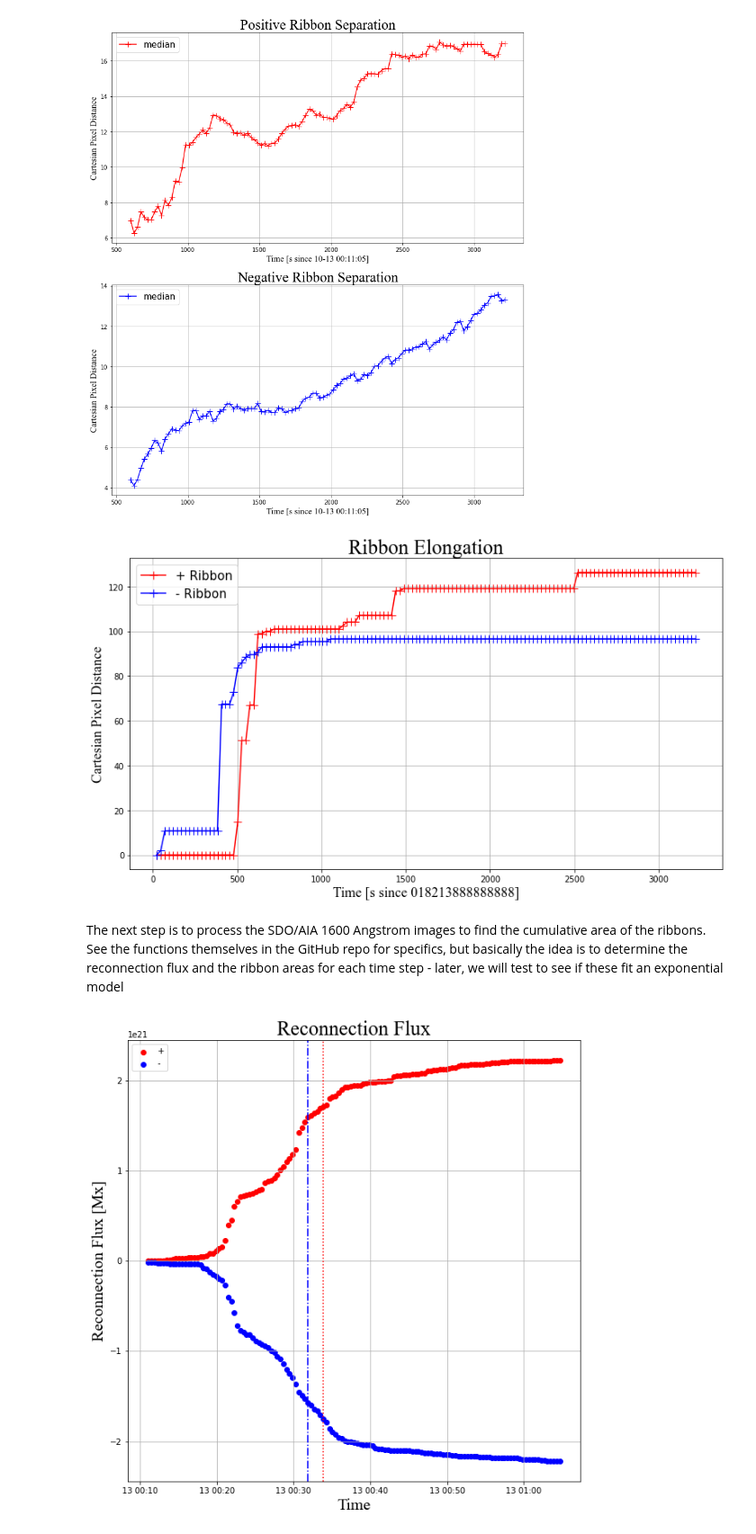
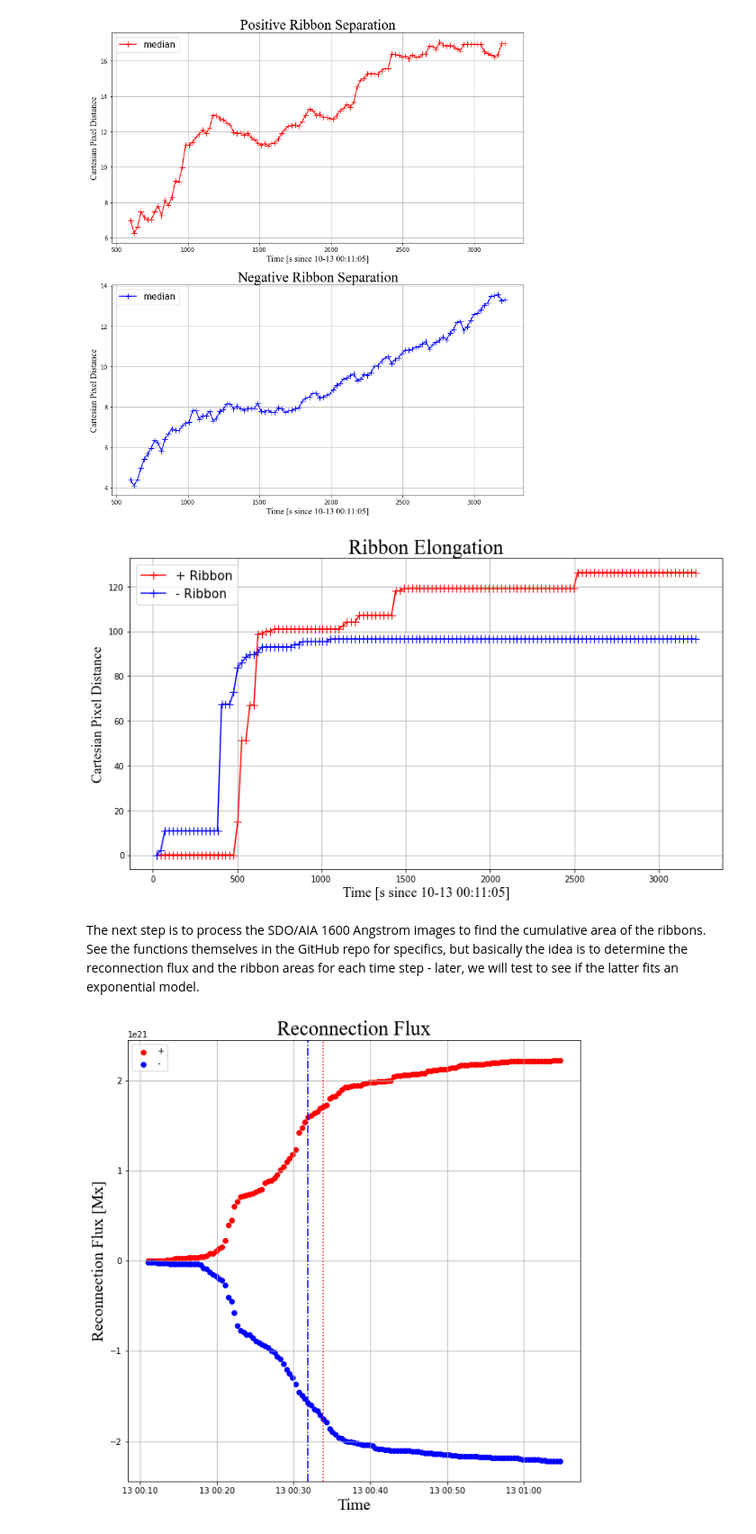
Before and after one commit to coletamburri2112/phys-5070-final-project-tamburri, a Jupyter notebook: fin_proj_testing.ipynb, the cells around one changed output. Shown: that part at 90% size. Drawn from its saved outputs; the diff is of its cells as text; code cells hidden in the pictures.

Commit message:
minor changes to plots, documentation

```diff
--- a/fin_proj_testing.ipynb
+++ b/fin_proj_testing.ipynb
@@ -257,13 +257,13 @@ fl_funcs_proj.ribbon_sep_plot(dist_pos, dist_neg, times, flnum, pltstrt,dt1600)
 # %%
 # Changed April 2022 for PHYS5070
 # Plotting ribbon elongation
 
 pltstrt = 1
-fl_funcs_proj.ribbon_elon_plot(lens_pos, lens_neg, times, pltstrt, flnum)
+fl_funcs_proj.ribbon_elon_plot(lens_pos, lens_neg, times, pltstrt, flnum, dt1600)
 # %% [output]
-[figure, old version]
+[figure, new version]
 # %% [markdown]
-The next step is to process the SDO/AIA 1600 Angstrom images to find the cumulative area of the ribbons.  See the functions themselves in the GitHub repo for specifics, but basically the idea is to determine the reconnection flux and the ribbon areas for each time step - later, we will test to see if these fit an exponential model
+The next step is to process the SDO/AIA 1600 Angstrom images to find the cumulative area of the ribbons.  See the functions themselves in the GitHub repo for specifics, but basically the idea is to determine the reconnection flux and the ribbon areas for each time step - later, we will test to see if the latter fits an exponential model.
 # %%
 # Processing data for reconnection flux model
 dt1600, dt304 = fl_funcs_proj.prep_times(dn1600, time304)
```
Also changed, not shown: parts of 10 cells of this notebook, 1 other file.
